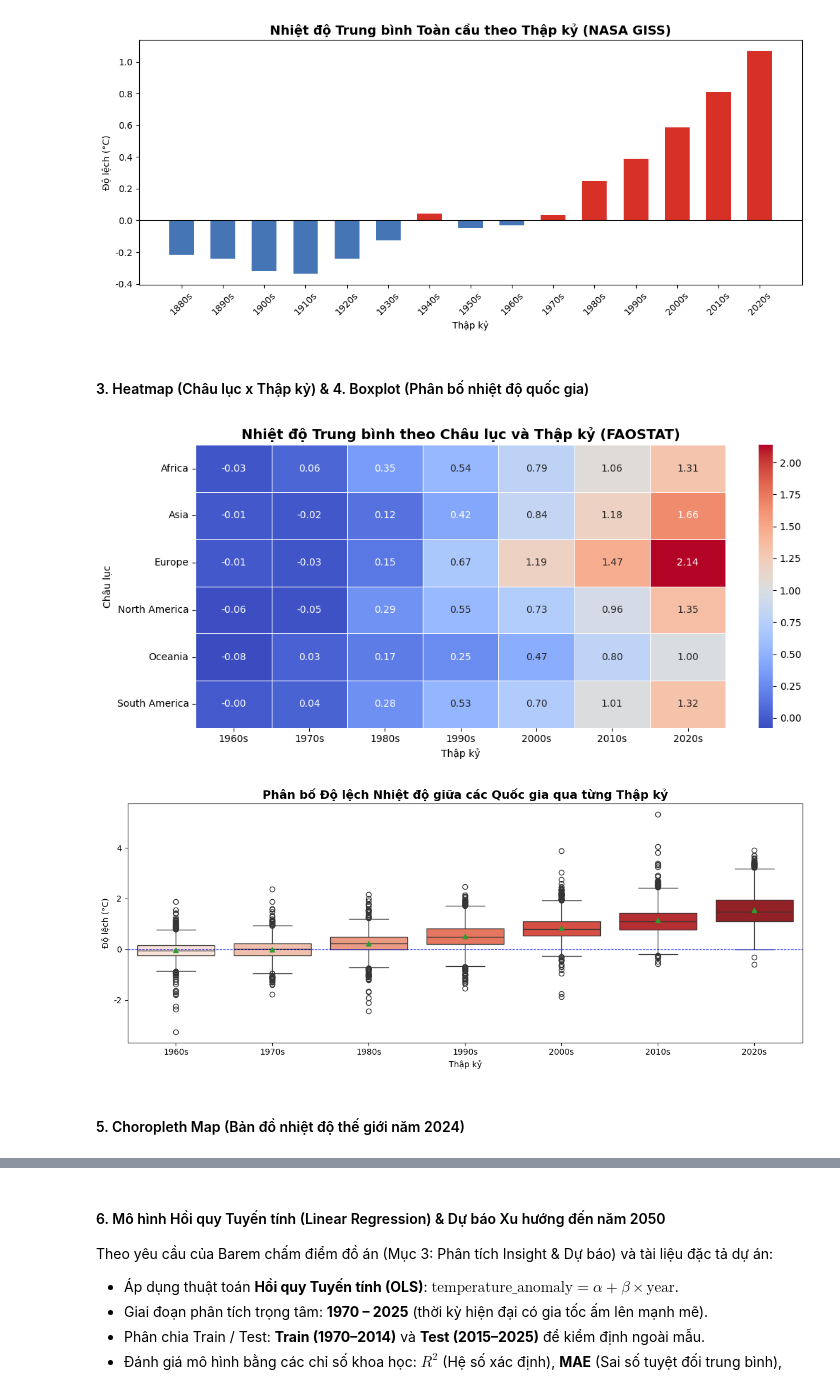
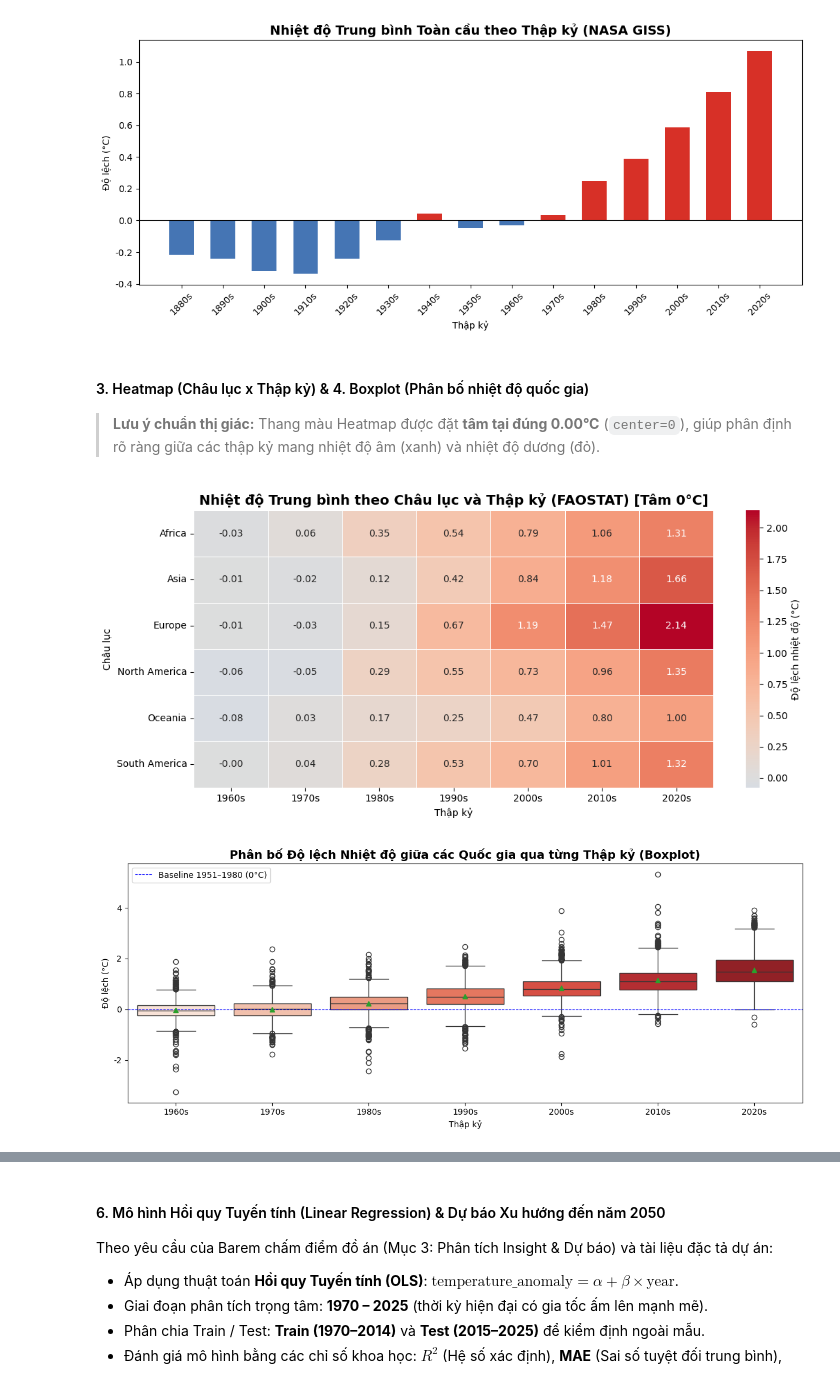
Before and after one commit to nguyenkhang310/climate-lab, a Jupyter notebook: notebooks/duc/01_lam_sach_va_eda.ipynb, the cells around one changed output, grey strips where cells are left out. Saved outputs shown, nothing was run; the diff lists cells and outputs as text; code cells hidden in the pictures.

Commit message:
fix(duc): dong bo so lieu insights, can giua thang mau 0C, slider ban do tuong tac va toi uu cdn

```diff
--- a/notebooks/duc/01_lam_sach_va_eda.ipynb
+++ b/notebooks/duc/01_lam_sach_va_eda.ipynb
@@ -216,7 +216,9 @@ q3 = float(temp_series.quantile(0.75))
 iqr = q3 - q1
 lower_bound = q1 - 1.5 * iqr
 upper_bound = q3 + 1.5 * iqr
-outliers_iqr = int(((temp_series < lower_bound) | (temp_series > upper_bound)).sum())
+outliers_low = int((temp_series < lower_bound).sum())
+outliers_high = int((temp_series > upper_bound).sum())
+outliers_iqr = outliers_low + outliers_high
 
 # 3. Tổng hợp Báo cáo chất lượng dữ liệu hoàn chỉnh
 quality_report = {
@@ -249,14 +251,21 @@ quality_report = {
             'median': round(float(temp_series.median()), 4),
             'min': round(float(temp_series.min()), 4),
             'max': round(float(temp_series.max()), 4),
+            'p1': round(float(temp_series.quantile(0.01)), 4),
+            'p99': round(float(temp_series.quantile(0.99)), 4),
             'iqr_bounds': [round(lower_bound, 4), round(upper_bound, 4)],
+            'outliers_low_count': outliers_low,
+            'outliers_high_count': outliers_high,
             'outliers_iqr_count': outliers_iqr,
             'outliers_iqr_pct': round(float(outliers_iqr / len(temp_series) * 100), 2)
         },
+        'top_positive_extremes': df_fao_final.nlargest(5, 'temperature_anomaly')[['country', 'iso_alpha', 'year', 'temperature_anomaly', 'source_flag']].to_dict('records'),
+        'top_negative_extremes': df_fao_final.nsmallest(5, 'temperature_anomaly')[['country', 'iso_alpha', 'year', 'temperature_anomaly', 'source_flag']].to_dict('records'),
         'outlier_interpretation': (
-            'Các giá trị vượt ngưỡng IQR chủ yếu tập trung tại các vùng cực Bắc (Svalbard, Greenland, Canada, Nga) '
-            'vào các đợt nắng nóng kỷ lục sau năm 2010. Toàn bộ các giá trị này đều có cờ FAO là E (Estimated), '
-            'phản ánh hiện tượng khí hậu cực đoan thực tế (Arctic Amplification), không phải lỗi nhập liệu.'
+            'Trong 199 quan sát ngoại lai theo ngưỡng IQR ([-1.33°C, 2.42°C]), có 178 điểm ngoại lai nóng (> 2.42°C) '
+            'tập trung tại các vùng cực Bắc (Svalbard, Greenland, Nga, Canada) sau năm 2010. Có 21 điểm ngoại lai lạnh (< -1.33°C) '
+            'chủ yếu xảy ra ở các thập niên trước (Greenland 1983, Canada 1972). Toàn bộ ngoại lai nóng đều mang cờ FAO E (Estimated), '
+            'phản ánh hiện tượng Khuếch đại Bắc Cực (Arctic Amplification) có thật, không phải lỗi nhập liệu.'
         )
     }
 }
@@ -282,7 +291,9 @@ print(f'   - Tỷ lệ thiếu continent: {df_fao_final["continent"].isna().mean
 print(f'\n3. Phân bố và Outlier:')
 print(f'   - Trung bình: {temp_series.mean():.3f}°C | Trung vị: {temp_series.median():.3f}°C | Độ lệch chuẩn: {temp_series.std():.3f}°C')
 print(f'   - Biên độ: [{temp_series.min():.2f}°C, {temp_series.max():.2f}°C]')
-print(f'   - Ngưỡng IQR: [{lower_bound:.2f}°C, {upper_bound:.2f}°C] -> Số điểm dị thường: {outliers_iqr} ({outliers_iqr/len(temp_series)*100:.2f}%)')
+print(f'   - Ngưỡng IQR: [{lower_bound:.2f}°C, {upper_bound:.2f}°C] -> Tổng số ngoại lai: {outliers_iqr} ({outliers_iqr/len(temp_series)*100:.2f}%)')
+print(f'     * Ngoại lai nóng (> {upper_bound:.2f}°C): {outliers_high} điểm')
+print(f'     * Ngoại lai lạnh (< {lower_bound:.2f}°C): {outliers_low} điểm')
 print(f'   - Phân bố cờ chất lượng: {dict(df_fao_final["source_flag"].value_counts(dropna=False))}')
 print(f'\n-> Đã lưu báo cáo chi tiết vào file: {json_report_path}')
 print('=' * 75)
@@ -340,32 +351,35 @@ plt.show()
 [figure]
 # %% [markdown]
 #### 3. Heatmap (Châu lục x Thập kỷ) & 4. Boxplot (Phân bố nhiệt độ quốc gia)
+> **Lưu ý chuẩn thị giác:** Thang màu Heatmap được đặt **tâm tại đúng 0.00°C** (`center=0`), giúp phân định rõ ràng giữa các thập kỷ mang nhiệt độ âm (xanh) và nhiệt độ dương (đỏ).
 # %%
-# 3. Heatmap: Nhiệt độ theo Châu lục x Thập kỷ
+# 3. Heatmap: Nhiệt độ theo Châu lục x Thập kỷ (Đặt tâm tại 0°C)
 pivot_cont = df_fao_final.pivot_table(index='continent', columns='decade', values='temperature_anomaly', aggfunc='mean')
 pivot_cont.columns = [f'{c}s' for c in pivot_cont.columns]
 plt.figure(figsize=(11, 5))
-sns.heatmap(pivot_cont, cmap='coolwarm', annot=True, fmt='.2f', linewidths=0.5)
-plt.title('Nhiệt độ Trung bình theo Châu lục và Thập kỷ (FAOSTAT)', fontsize=14, fontweight='bold')
+sns.heatmap(
+    pivot_cont, cmap='coolwarm', center=0, annot=True, fmt='.2f', linewidths=0.5,
+    cbar_kws={'label': 'Độ lệch nhiệt độ (°C)'}
+)
+plt.title('Nhiệt độ Trung bình theo Châu lục và Thập kỷ (FAOSTAT) [Tâm 0°C]', fontsize=14, fontweight='bold')
 plt.xlabel('Thập kỷ')
 plt.ylabel('Châu lục')
 plt.tight_layout()
 plt.savefig('../../eda/duc/bieu_do_tinh/04_heatmap_chau_luc_thap_ky.png', dpi=300)
 plt.show()
 
-# 4. Boxplot: Phân bố nhiệt độ giữa các quốc gia
+# 4. Boxplot: Phân bố nhiệt độ giữa các quốc gia qua từng thập kỷ
 plt.figure(figsize=(12, 5))
 df_fao_final['decade_str'] = df_fao_final['decade'].astype(str) + 's'
 sns.boxplot(data=df_fao_final, x='decade_str', y='temperature_anomaly', hue='decade_str', palette='Reds', showmeans=True, legend=False)
-plt.axhline(0, color='blue', linestyle='--', linewidth=0.8)
-plt.title('Phân bố Độ lệch Nhiệt độ giữa các Quốc gia qua từng Thập kỷ', fontsize=14, fontweight='bold')
+plt.axhline(0, color='blue', linestyle='--', linewidth=0.8, label='Baseline 1951–1980 (0°C)')
+plt.title('Phân bố Độ lệch Nhiệt độ giữa các Quốc gia qua từng Thập kỷ (Boxplot)', fontsize=14, fontweight='bold')
 plt.xlabel('Thập kỷ')
 plt.ylabel('Độ lệch (°C)')
+plt.legend(loc='upper left')
 plt.tight_layout()
 plt.savefig('../../eda/duc/bieu_do_tinh/05_phan_bo_nhiet_do_quoc_gia.png', dpi=300)
 plt.show()
 # %% [output]
-[figure, old version]
+[figure, new version]
-[figure, old version]
+[figure, new version]
-# %% [markdown]
-#### 5. Choropleth Map (Bản đồ nhiệt độ thế giới năm 2024)
```
Also changed, not shown: parts of 7 cells of this notebook, 8 other files.
